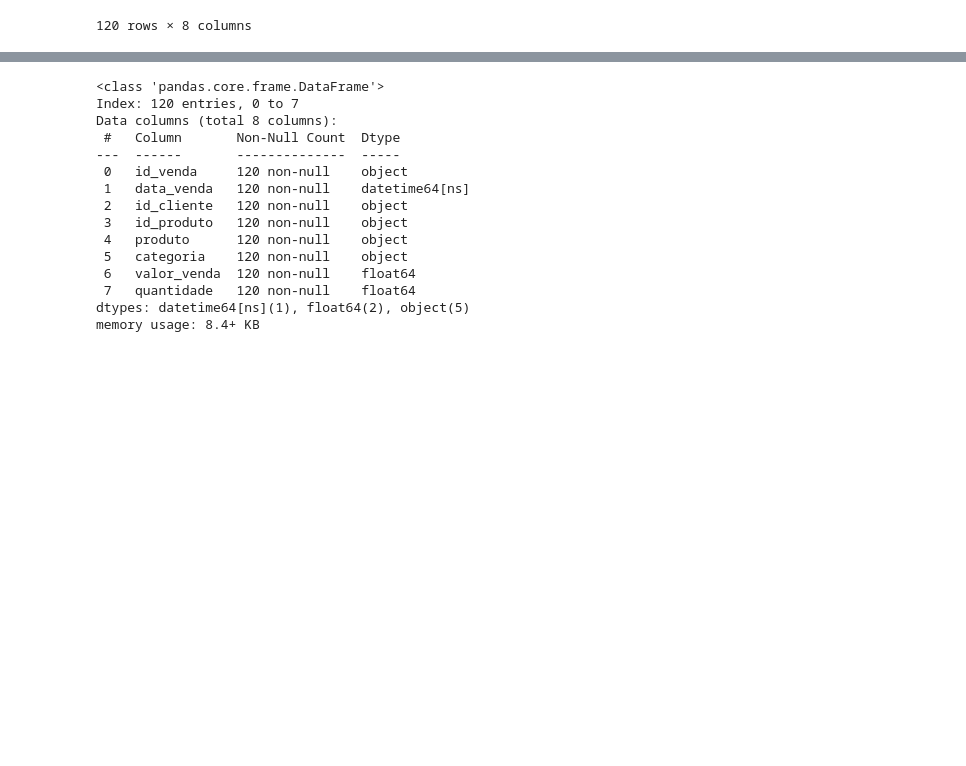
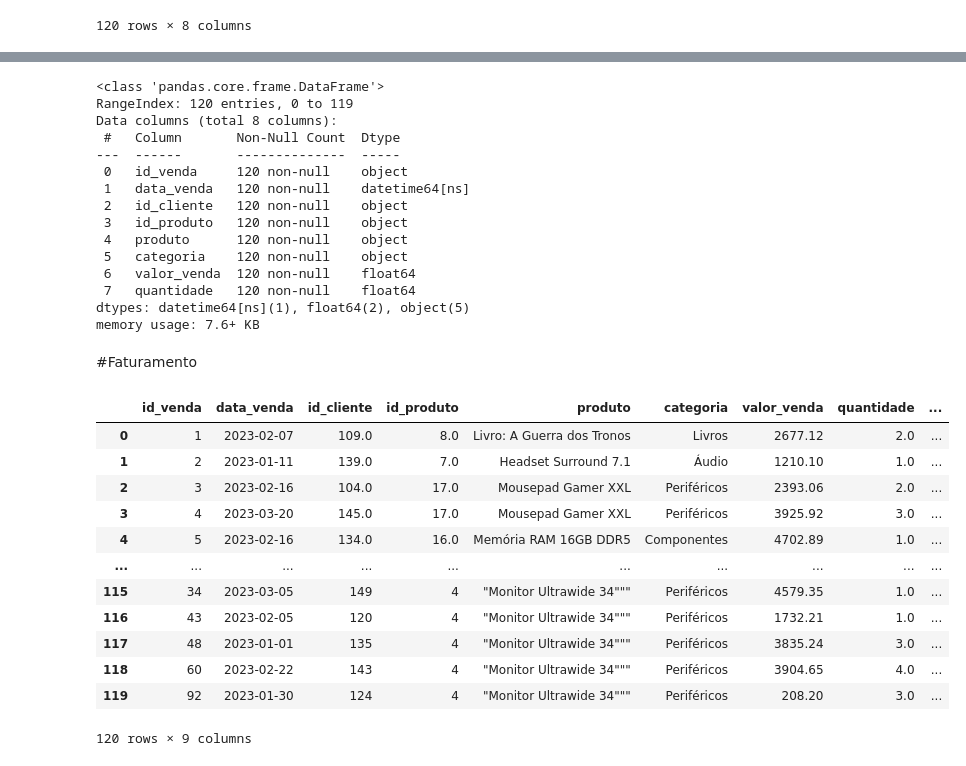
Before and after one commit to LeonardoR-Silva/Analise_ZOOP_Megastore, a Jupyter notebook: Analise_ZOOP_Megastore.ipynb, the cells around one changed output, grey strips where cells are left out. Cells and saved outputs as stored; diff of their text form; code cells hidden in the pictures; blank space fills up the shorter version.

```diff
--- a/Analise_ZOOP_Megastore.ipynb
+++ b/Analise_ZOOP_Megastore.ipynb
@@ -162,3 +162,6 @@ dados_vendas
 | 6 | 60 | 2023-02-22 | 143 | 4 | "Monitor Ultrawide 34""" | Periféricos | 3904.65 | 4.0 |
 | 7 | 92 | 2023-01-30 | 124 | 4 | "Monitor Ultrawide 34""" | Periféricos | 208.20 | 3.0 |
 120 rows × 8 columns
+# %%
+dados_vendas = dados_vendas.reset_index().drop(columns = 'index', axis = 1)
+dados_vendas
@@ -166,7 +183,7 @@ dados_vendas
 dados_vendas.info()
 # %% [output]
 <class 'pandas.core.frame.DataFrame'>
-Index: 120 entries, 0 to 7
+RangeIndex: 120 entries, 0 to 119
 Data columns (total 8 columns):
  #   Column       Non-Null Count  Dtype
 ---  ------       --------------  -----
@@ -179,4 +196,23 @@ Data columns (total 8 columns):
  6   valor_venda  120 non-null    float64
  7   quantidade   120 non-null    float64
 dtypes: datetime64[ns](1), float64(2), object(5)
-memory usage: 8.4+ KB
+memory usage: 7.6+ KB
+# %% [markdown]
+#Faturamento
+# %%
+dados_vendas['faturamento'] = dados_vendas.valor_venda * dados_vendas.quantidade
+dados_vendas
+# %% [output]
+|  | id_venda | data_venda | id_cliente | id_produto | produto | categoria | valor_venda | quantidade | ... |
+| 0 | 1 | 2023-02-07 | 109.0 | 8.0 | Livro: A Guerra dos Tronos | Livros | 2677.12 | 2.0 | ... |
+| 1 | 2 | 2023-01-11 | 139.0 | 7.0 | Headset Surround 7.1 | Áudio | 1210.10 | 1.0 | ... |
+| 2 | 3 | 2023-02-16 | 104.0 | 17.0 | Mousepad Gamer XXL | Periféricos | 2393.06 | 2.0 | ... |
+| 3 | 4 | 2023-03-20 | 145.0 | 17.0 | Mousepad Gamer XXL | Periféricos | 3925.92 | 3.0 | ... |
+| 4 | 5 | 2023-02-16 | 134.0 | 16.0 | Memória RAM 16GB DDR5 | Componentes | 4702.89 | 1.0 | ... |
+| ... | ... | ... | ... | ... | ... | ... | ... | ... | ... |
+| 115 | 34 | 2023-03-05 | 149 | 4 | "Monitor Ultrawide 34""" | Periféricos | 4579.35 | 1.0 | ... |
+| 116 | 43 | 2023-02-05 | 120 | 4 | "Monitor Ultrawide 34""" | Periféricos | 1732.21 | 1.0 | ... |
+| 117 | 48 | 2023-01-01 | 135 | 4 | "Monitor Ultrawide 34""" | Periféricos | 3835.24 | 3.0 | ... |
+| 118 | 60 | 2023-02-22 | 143 | 4 | "Monitor Ultrawide 34""" | Periféricos | 3904.65 | 4.0 | ... |
+| 119 | 92 | 2023-01-30 | 124 | 4 | "Monitor Ultrawide 34""" | Periféricos | 208.20 | 3.0 | ... |
+120 rows × 9 columns
```
Also changed, not shown: parts of 9 cells of this notebook.
